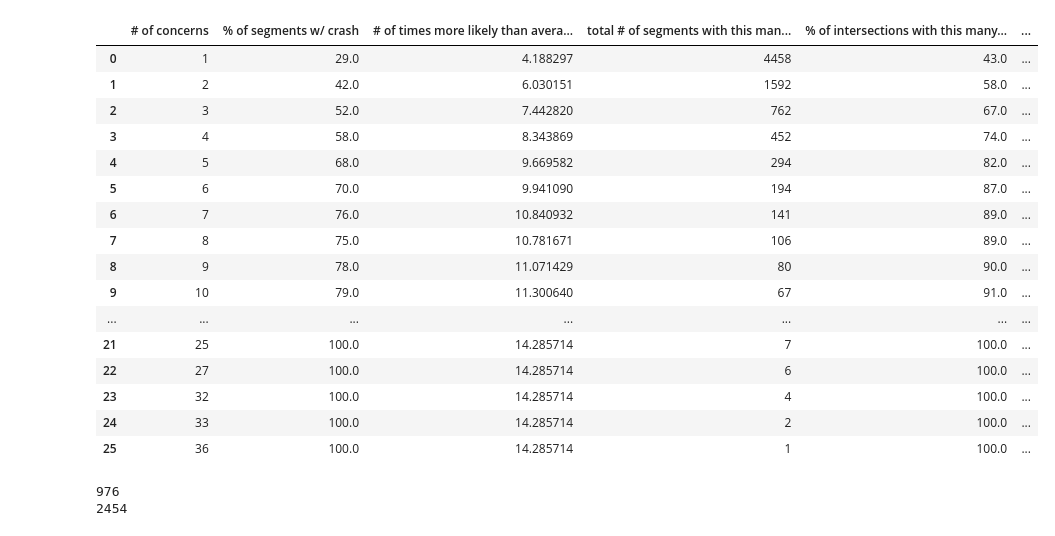
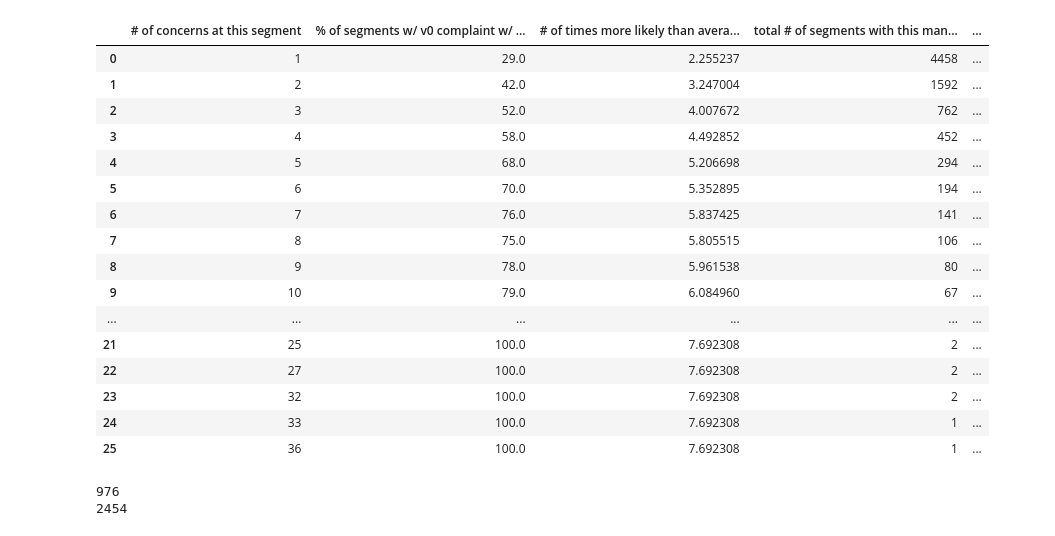
Before and after one commit to insight-lane/crash-model, a Jupyter notebook: src/data/sandbox/vision_zero_analysis.ipynb, the cells around one changed output. Drawn from its saved outputs; the diff is of its cells as text; code cells hidden in the pictures.

```diff
--- a/src/data/sandbox/vision_zero_analysis.ipynb
+++ b/src/data/sandbox/vision_zero_analysis.ipynb
@@ -140,11 +137,13 @@ at varying counts of concerns?
 """
 
 matching = {}
+# Go through each concern location
+# Increment counts for crash/no crash intersection/no intersection at this location
 for id, d in concerns.iteritems():
     if d['count'] not in matching.keys():
         matching[d['count']] = {
-            'inter': [0, 0],
-            'non_inter': [0, 0]
+            'inter': {'crash': 0, 'no_crash': 0},
+            'non_inter': {'crash': 0, 'no_crash': 0}
         }
     if is_inter(id):
         key = 'inter'
@@ -152,9 +151,9 @@ for id, d in concerns.iteritems():
         key = 'non_inter'
 
     if id in crashes.keys():
-        matching[d['count']][key][0] += 1
+        matching[d['count']][key]['crash'] += 1
     else:
-        matching[d['count']][key][1] += 1
+        matching[d['count']][key]['no_crash'] += 1
 
 sorted_matching = sorted(matching.items())
 
@@ -164,22 +163,24 @@ for key, value in sorted_matching:
     # Do the 1+,2+ stats as well as 1, 2
     # Still need to break it out by int/non-int
     counts = {
-        'total': value['inter'][0] + value['inter'][1] + value['non_inter'][0] + value['non_inter'][1],
-        'crashes': value['inter'][0] + value['non_inter'][0],
-        'inters_total': value['inter'][0] + value['inter'][1],
-        'inters_crashes': value['inter'][0],
-        'non_inters_total': value['non_inter'][0] + value['non_inter'][1],
-        'non_inters_crashes':  value['non_inter'][0],
+        'total': value['inter']['crash'] + value['inter']['no_crash'] \
+            + value['non_inter']['crash'] + value['non_inter']['no_crash'],
+        'crashes': value['inter']['crash'] + value['non_inter']['crash'],
+        'inters_total': value['inter']['crash'] + value['inter']['crash'], # Count of intersections with a concern
+        'inters_crashes': value['inter']['crash'],
+        'non_inters_total': value['non_inter']['crash'] + value['non_inter']['no_crash'],
+        'non_inters_crashes':  value['non_inter']['crash'],
     }
     # Add all the data for segments with more complaints than the current complaint # we're on
-    for key2, value2 in sorted_matching:
+    for key2, value2 in sorted_matching[key:len(sorted_matching)]:
         if key2 > key:
-            counts['total'] += value2['inter'][0] + value2['inter'][1] + value2['non_inter'][0] + value2['non_inter'][1]
-            counts['crashes'] += value2['inter'][0] + value2['non_inter'][0]
-            counts['inters_total'] += value2['inter'][0] + value2['inter'][1]
-            counts['inters_crashes'] += value2['inter'][0]
-            counts['non_inters_total'] += value2['non_inter'][0] + value2['non_inter'][1]
-            counts['non_inters_crashes'] += value2['non_inter'][0]
+            counts['total'] += value2['inter']['crash'] + value2['inter']['no_crash'] \
+                + value2['non_inter']['crash'] + value2['non_inter']['no_crash']
+            counts['crashes'] += value2['inter']['crash'] + value2['non_inter']['crash']
+            counts['inters_total'] += value2['inter']['crash'] + value2['inter']['no_crash']
+            counts['inters_crashes'] += value2['inter']['crash']
+            counts['non_inters_total'] += value2['non_inter']['crash'] + value2['non_inter']['no_crash']
+            counts['non_inters_crashes'] += value2['non_inter']['crash']
     results.append([
         key,
         round(100 * float(counts['crashes'])/float(counts['total'])), # total percent
@@ -194,8 +195,8 @@ for key, value in sorted_matching:
     ])
 
 pd.DataFrame(results, columns=[
-    '# of concerns',
-    '% of segments w/ crash',
+    '# of concerns at this segment',
+    '% of segments w/ v0 complaint w/ crash',
     '# of times more likely than average segment',
     'total # of segments with this many or more concerns',
     '% of intersections with this many or more concerns with a crash',
@@ -209,20 +227,20 @@ pd.DataFrame(results, columns=[
-|  | # of concerns | % of segments w/ crash | # of times more likely than avera... | total # of segments with this man... | % of intersections with this many... | ... |
-| 0 | 1 | 29.0 | 4.188297 | 4458 | 43.0 | ... |
-| 1 | 2 | 42.0 | 6.030151 | 1592 | 58.0 | ... |
-| 2 | 3 | 52.0 | 7.442820 | 762 | 67.0 | ... |
-| 3 | 4 | 58.0 | 8.343869 | 452 | 74.0 | ... |
-| 4 | 5 | 68.0 | 9.669582 | 294 | 82.0 | ... |
-| 5 | 6 | 70.0 | 9.941090 | 194 | 87.0 | ... |
-| 6 | 7 | 76.0 | 10.840932 | 141 | 89.0 | ... |
-| 7 | 8 | 75.0 | 10.781671 | 106 | 89.0 | ... |
-| 8 | 9 | 78.0 | 11.071429 | 80 | 90.0 | ... |
-| 9 | 10 | 79.0 | 11.300640 | 67 | 91.0 | ... |
-| ... | ... | ... | ... | ... | ... | ... |
-| 21 | 25 | 100.0 | 14.285714 | 7 | 100.0 | ... |
-| 22 | 27 | 100.0 | 14.285714 | 6 | 100.0 | ... |
-| 23 | 32 | 100.0 | 14.285714 | 4 | 100.0 | ... |
-| 24 | 33 | 100.0 | 14.285714 | 2 | 100.0 | ... |
-| 25 | 36 | 100.0 | 14.285714 | 1 | 100.0 | ... |
+|  | # of concerns at this segment | % of segments w/ v0 complaint w/ ... | # of times more likely than avera... | total # of segments with this man... | ... |
+| 0 | 1 | 29.0 | 2.255237 | 4458 | ... |
+| 1 | 2 | 42.0 | 3.247004 | 1592 | ... |
+| 2 | 3 | 52.0 | 4.007672 | 762 | ... |
+| 3 | 4 | 58.0 | 4.492852 | 452 | ... |
+| 4 | 5 | 68.0 | 5.206698 | 294 | ... |
+| 5 | 6 | 70.0 | 5.352895 | 194 | ... |
+| 6 | 7 | 76.0 | 5.837425 | 141 | ... |
+| 7 | 8 | 75.0 | 5.805515 | 106 | ... |
+| 8 | 9 | 78.0 | 5.961538 | 80 | ... |
+| 9 | 10 | 79.0 | 6.084960 | 67 | ... |
+| ... | ... | ... | ... | ... | ... |
+| 21 | 25 | 100.0 | 7.692308 | 2 | ... |
+| 22 | 27 | 100.0 | 7.692308 | 2 | ... |
+| 23 | 32 | 100.0 | 7.692308 | 2 | ... |
+| 24 | 33 | 100.0 | 7.692308 | 1 | ... |
+| 25 | 36 | 100.0 | 7.692308 | 1 | ... |
 # %%
 # For intersections with a specific complaint type:
 #    what percentage had a crash?
```
Also changed, not shown: parts of 4 cells of this notebook.
